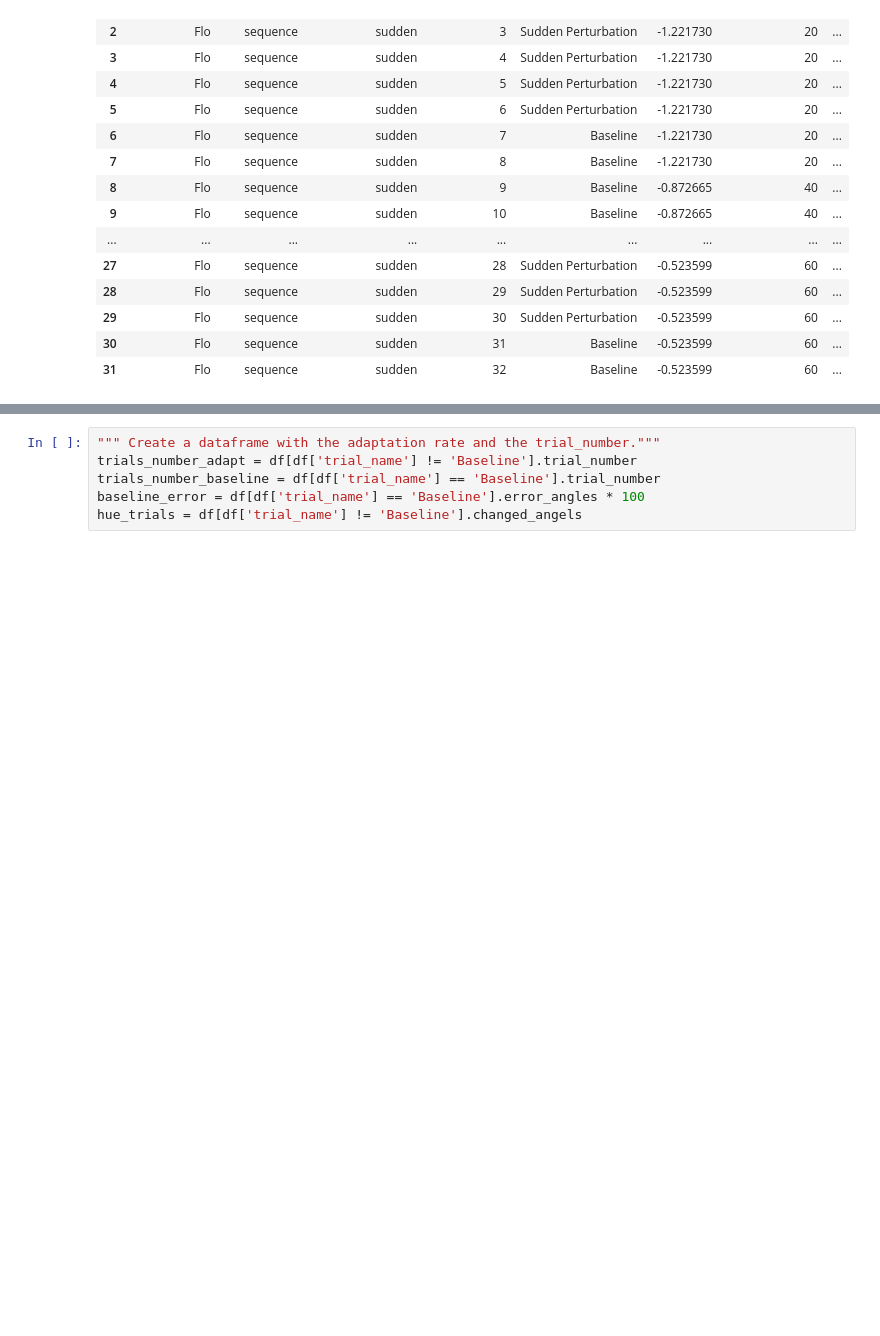
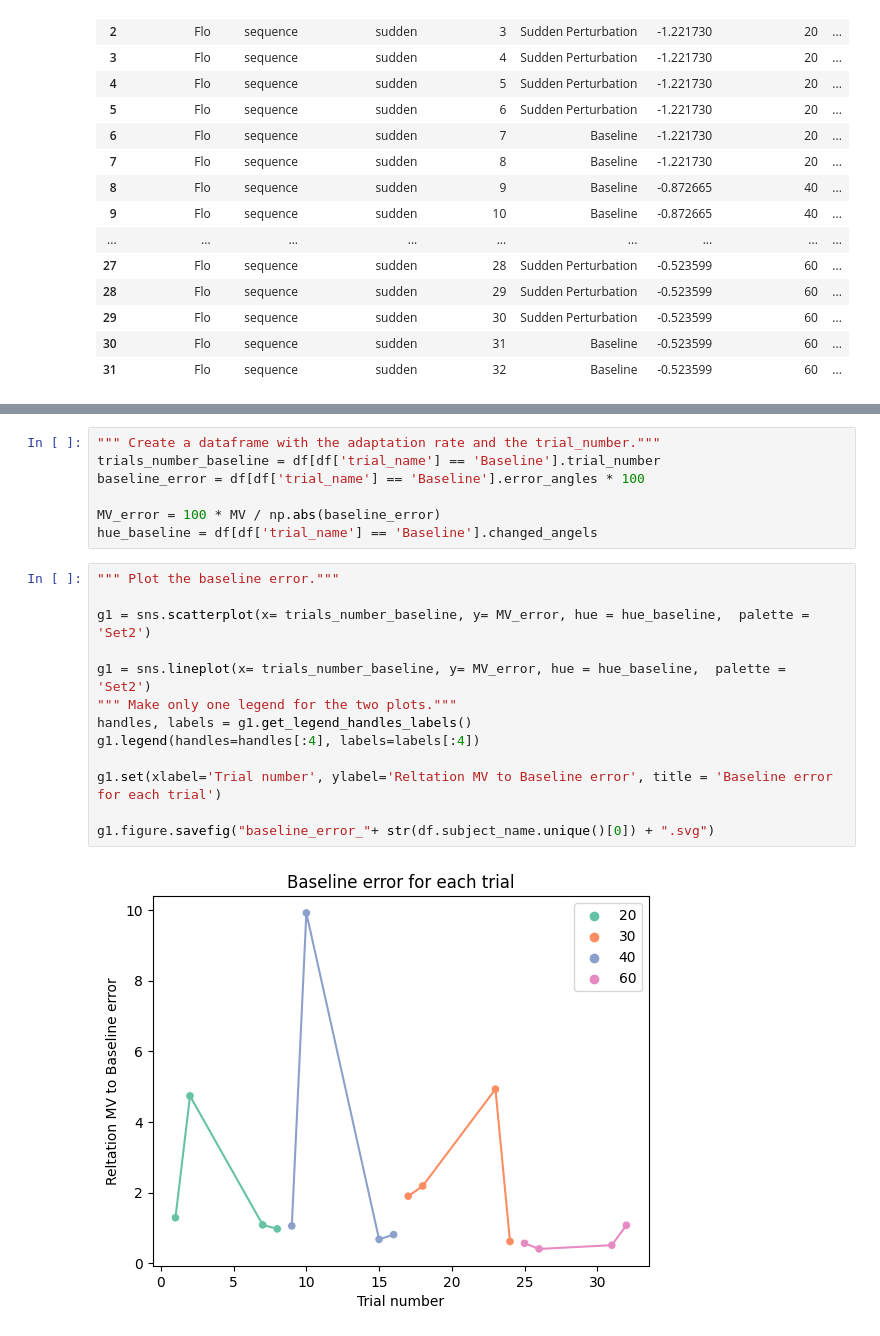
Before and after one commit to lolotta/Neural_Modeling_Motor, a Jupyter notebook: HW2/Anaylsis_plotting.ipynb, the cells around one changed output, grey strips where cells are left out. Saved outputs shown, nothing was run; the diff lists cells and outputs as text; blank space fills up the shorter version.

```diff
--- a/HW2/Anaylsis_plotting.ipynb
+++ b/HW2/Anaylsis_plotting.ipynb
@@ -45,6 +59,22 @@ array([ 66.18003827,  89.04433912,  83.23375582,  43.57478138,
 # %%
 """ Create a dataframe with the adaptation rate and the trial_number."""
-trials_number_adapt = df[df['trial_name'] != 'Baseline'].trial_number
 trials_number_baseline = df[df['trial_name'] == 'Baseline'].trial_number
 baseline_error = df[df['trial_name'] == 'Baseline'].error_angles * 100
-hue_trials = df[df['trial_name'] != 'Baseline'].changed_angels
+
+MV_error = 100 * MV / np.abs(baseline_error)
+hue_baseline = df[df['trial_name'] == 'Baseline'].changed_angels
+# %%
+""" Plot the baseline error."""
+
+g1 = sns.scatterplot(x= trials_number_baseline, y= MV_error, hue = hue_baseline,  palette = 'Set2')
+
+g1 = sns.lineplot(x= trials_number_baseline, y= MV_error, hue = hue_baseline,  palette = 'Set2')
+""" Make only one legend for the two plots."""
+handles, labels = g1.get_legend_handles_labels()
+g1.legend(handles=handles[:4], labels=labels[:4])
+
+g1.set(xlabel='Trial number', ylabel='Reltation MV to Baseline error', title = 'Baseline error for each trial')
+
+g1.figure.savefig("baseline_error_"+ str(df.subject_name.unique()[0]) + ".svg")
+# %% [output]
+[figure, added]
```
Also changed, not shown: parts of 4 cells of this notebook, 3 other files.
